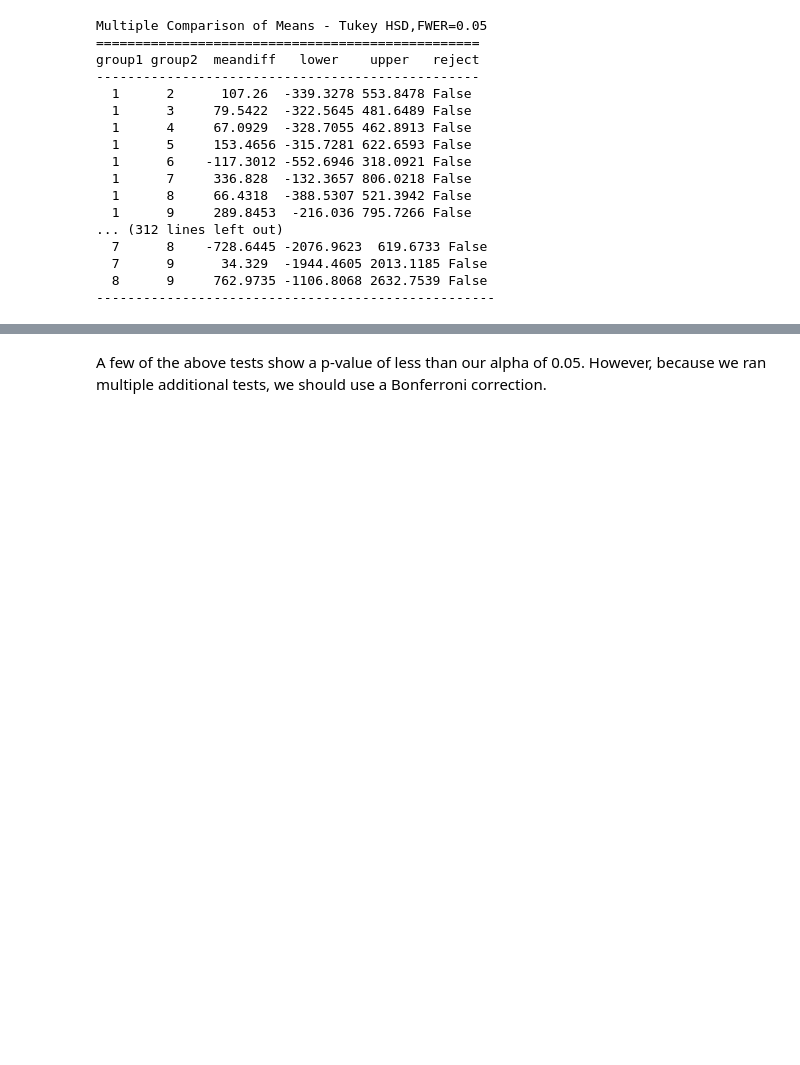
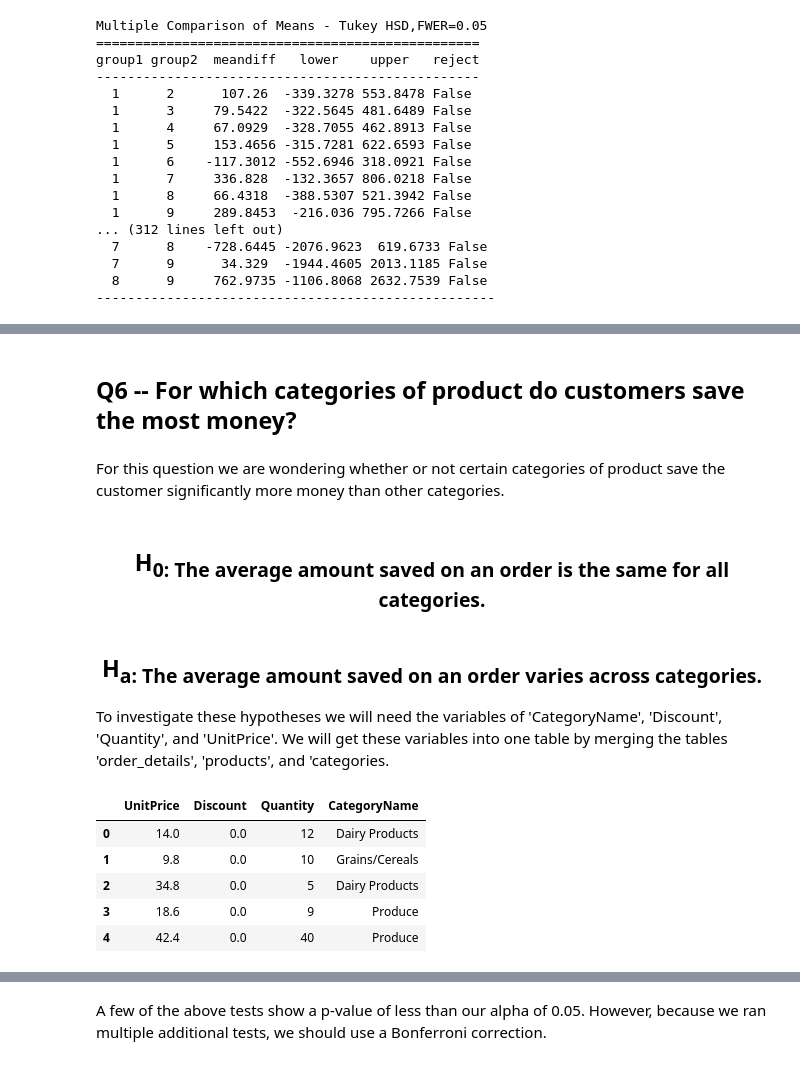
Before and after one commit to matthewsparr/Northwind-Database-Hypothesis-Testing, a Jupyter notebook: project.ipynb, the cells around one changed output, grey strips where cells are left out. Cells and saved outputs as stored; diff of their text form; code cells hidden in the pictures; blank space fills up the shorter version.

Commit message:
finished questions. added introduction and conclusion

```diff
--- a/project.ipynb
+++ b/project.ipynb
@@ -484,0 +503,31 @@ group1 group2  meandiff   lower    upper   reject
+# %% [markdown]
+## Q6 -- For which categories of product do customers save the most money?
+# %% [markdown]
+For this question we are wondering whether or not certain categories of product save the customer significantly more money than other categories.
+# %% [markdown]
+## <center>H<sub>0: The average amount saved on an order is the same for all categories.
+# %% [markdown]
+## <center>H<sub>a: The average amount saved on an order varies across categories.
+# %% [markdown]
+To investigate these hypotheses we will need the variables of 'CategoryName', 'Discount', 'Quantity', and 'UnitPrice'. We will get these variables into one table by merging the tables 'order_details', 'products', and 'categories.
+# %%
+q6_data = pd.merge(order_details,
+                  products,
+                  left_on='ProductId',
+                  right_on='Id',
+                  how='left')
+q6_data = pd.merge(q6_data,
+                  categories,
+                  left_on='CategoryId',
+                  right_on='Id',
+                  how='left')
+q6_data = q6_data.rename(index=str, columns={"UnitPrice_x": "UnitPrice"})
+q6_data = q6_data[['UnitPrice', 'Discount', 'Quantity', 'CategoryName']]
+q6_data.head()
+# %% [output]
+|  | UnitPrice | Discount | Quantity | CategoryName |
+| 0 | 14.0 | 0.0 | 12 | Dairy Products |
+| 1 | 9.8 | 0.0 | 10 | Grains/Cereals |
+| 2 | 34.8 | 0.0 | 5 | Dairy Products |
+| 3 | 18.6 | 0.0 | 9 | Produce |
+| 4 | 42.4 | 0.0 | 40 | Produce |
```
Also changed, not shown: parts of 112 cells of this notebook.
